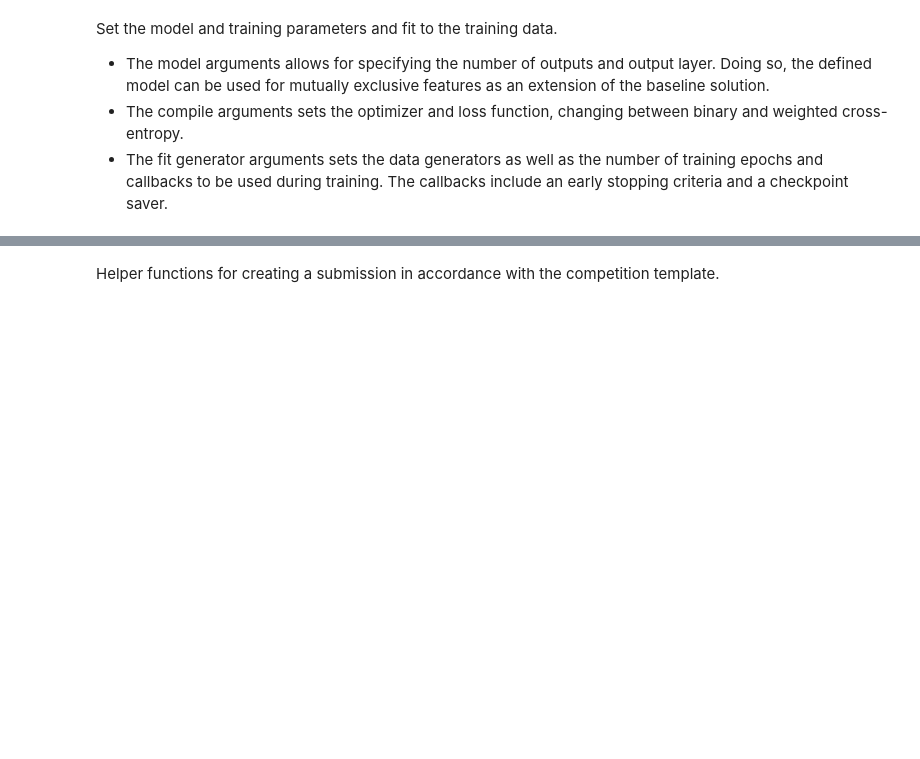
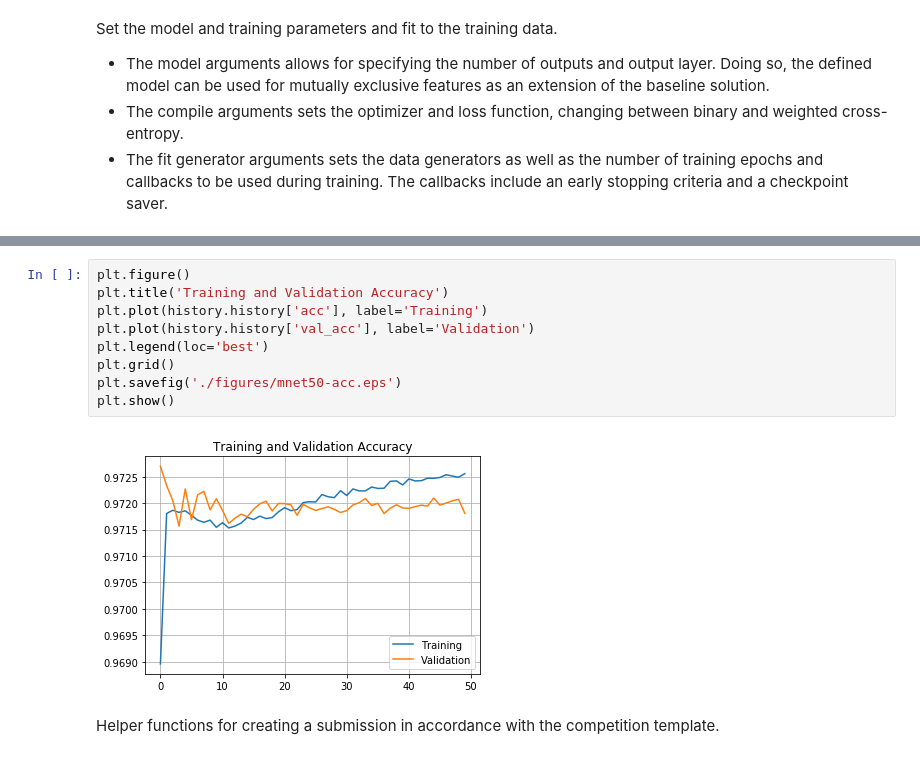
Before and after one commit to OliverFlecke/02456-Deep-Learning, a Jupyter notebook: COFGA.ipynb, the cells around one changed output, grey strips where cells are left out. Saved outputs shown, nothing was run; the diff lists cells and outputs as text; blank space fills up the shorter version.

```diff
--- a/COFGA.ipynb
+++ b/COFGA.ipynb
@@ -157,3 +186,14 @@ _________________________________________________________________
+# %%
+plt.figure()
+plt.title('Training and Validation Accuracy')
+plt.plot(history.history['acc'], label='Training')
+plt.plot(history.history['val_acc'], label='Validation')
+plt.legend(loc='best')
+plt.grid()
+plt.savefig('./figures/mnet50-acc.eps')
+plt.show()
+# %% [output]
+[figure, added]
 # %% [markdown]
 Helper functions for creating a submission in accordance with the competition template.
 # %%
```
Also changed, not shown: parts of 4 cells of this notebook, 1 other file.
